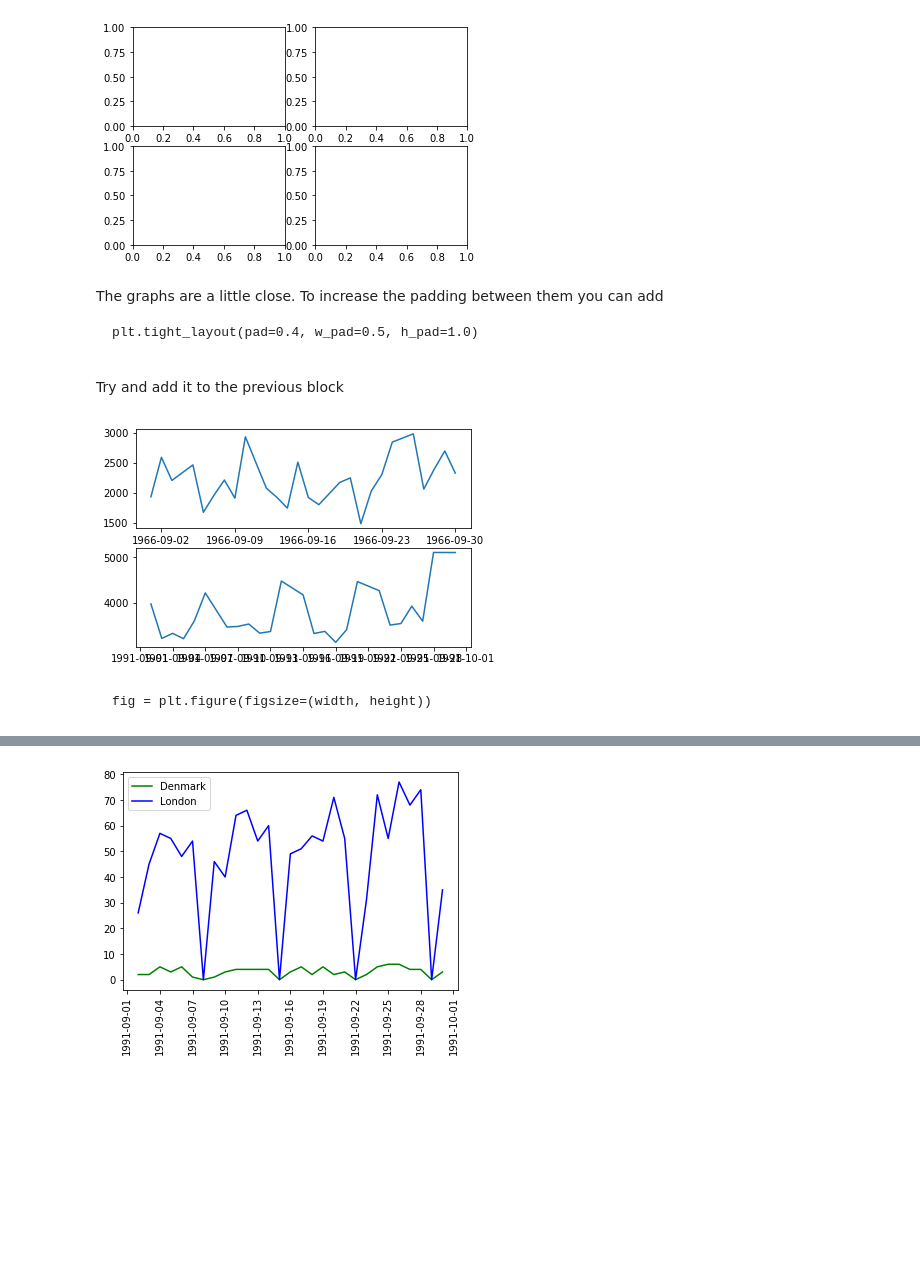
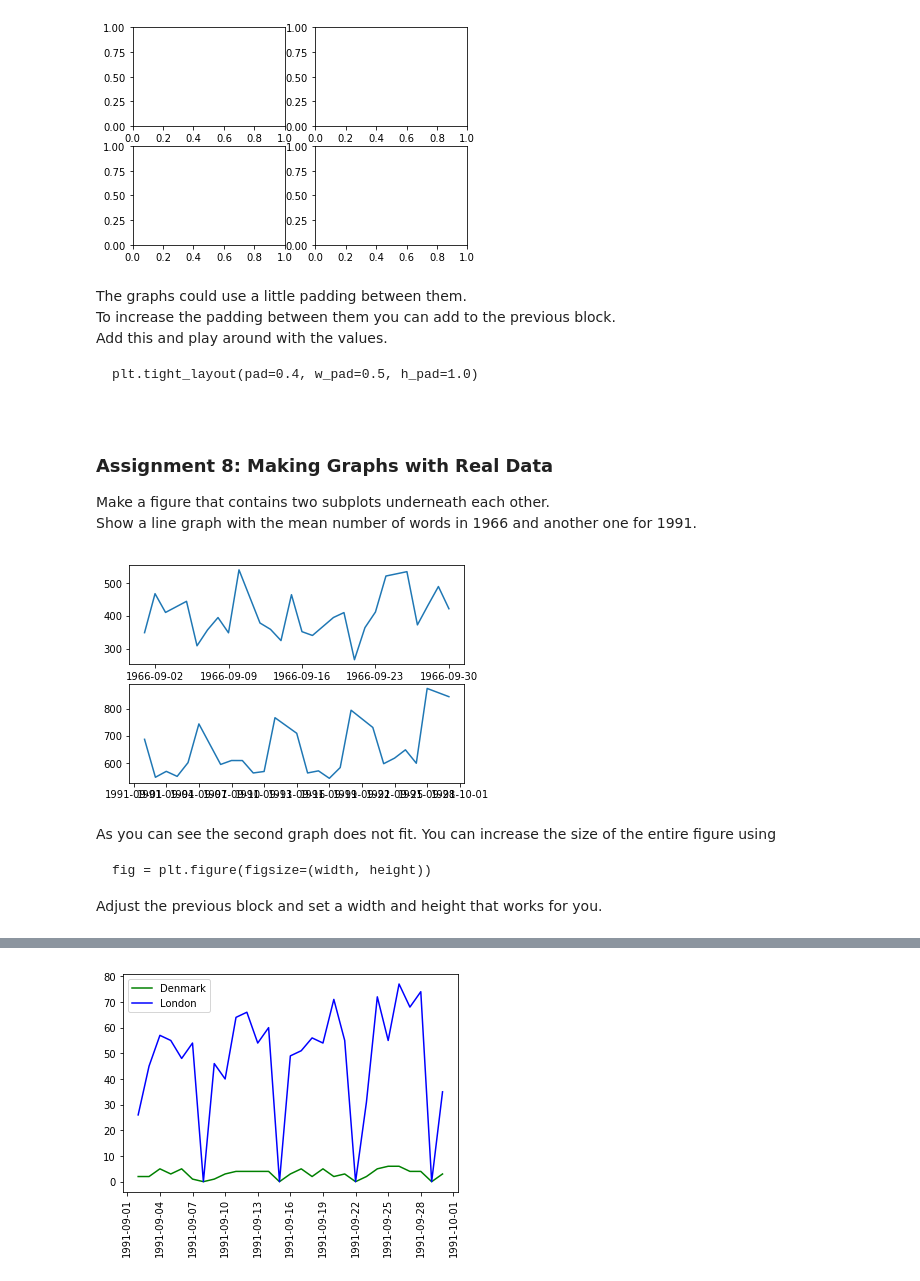
Before and after one commit to melvinwevers/python-visualization-workshop, a Jupyter notebook: Python Viz Workshop.ipynb, the cells around one changed output, grey strips where cells are left out. Saved outputs shown, nothing was run; the diff lists cells and outputs as text; code cells hidden in the pictures; blank space fills up the shorter version.

````diff
--- a/Python Viz Workshop.ipynb
+++ b/Python Viz Workshop.ipynb
@@ -228,29 +256,34 @@ plt.show()
 # %% [output]
 [figure]
 # %% [markdown]
-The graphs are a little close.
-To increase the padding between them you can add
+The graphs could use a little padding between them.
+To increase the padding between them you can add to the previous block.<br>
+Add this and play around with the values.
 ```
 plt.tight_layout(pad=0.4, w_pad=0.5, h_pad=1.0)
 
 ```
-
-Try and add it to the previous block
+# %% [markdown]
+<h3>Assignment 8: Making Graphs with Real Data</h3>
+
+Make a figure that contains two subplots underneath each other. <br>
+Show a line graph with the mean number of words in 1966 and another one for 1991.
 # %%
 fig = plt.figure()
 ax1 = fig.add_subplot(2,1,1)
 ax2 = fig.add_subplot(2,1,2)
-
-ax1.plot(df['1966'].index, df['1966']['mean_size'])
-ax2.plot(df['1991'].index, df['1991']['mean_size'])
+ax1.plot(df['1966'].index, df['1966']['mean_number_of_words'])
+ax2.plot(df['1991'].index, df['1991']['mean_number_of_words'])
 
 plt.show()
 # %% [output]
-[figure, old version]
+[figure, new version]
-# %% [markdown]
-```
-fig = plt.figure(figsize=(width, height))
-```
+# %% [markdown]
+As you can see the second graph does not fit. You can increase the size of the entire figure using
+```
+fig = plt.figure(figsize=(width, height))
+```
+Adjust the previous block and set a width and height that works for you.
 # %%
 fig = plt.figure(figsize=(12,5))
 ax1 = fig.add_subplot(2,1,1)
````
Also changed, not shown: parts of 15 cells of this notebook.
